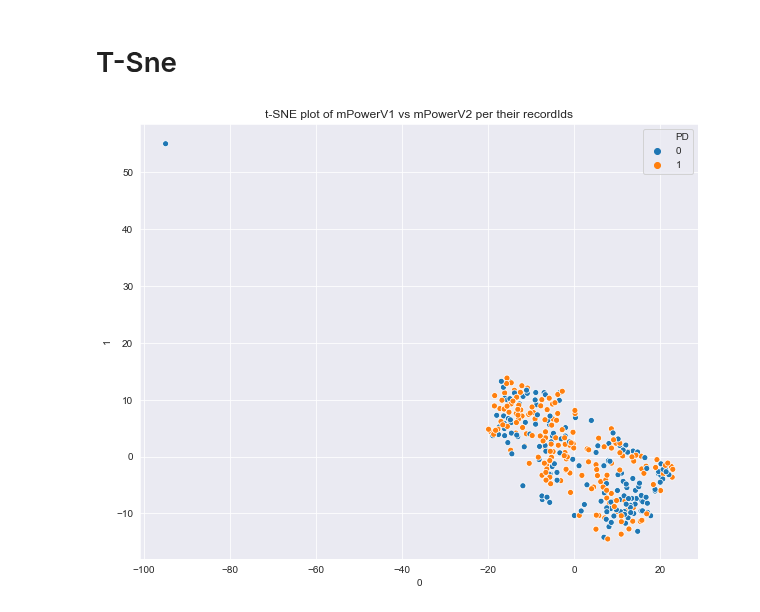
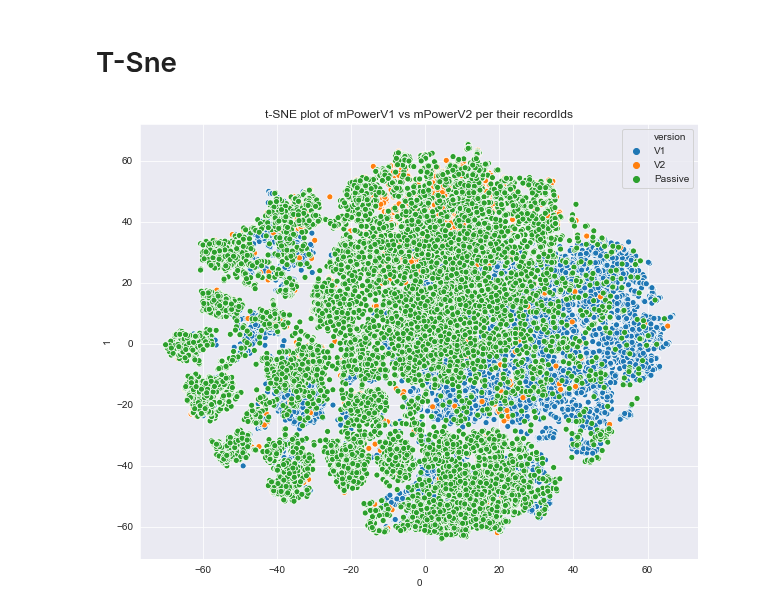
Before and after one commit to arytontediarjo/mPower-Analysis, a Jupyter notebook: Notebooks/CLUSTER_ANALYSIS.ipynb, the cells around one changed output. Drawn from its saved outputs; the diff is of its cells as text; code cells hidden in the pictures.

```diff
--- a/Notebooks/CLUSTER_ANALYSIS.ipynb
+++ b/Notebooks/CLUSTER_ANALYSIS.ipynb
@@ -33,6 +42,6 @@ dataPassive = dataPassive.drop(["recordId", "phoneInfo", "createdOn", "healthCod
 dataPassive = dataPassive.reset_index(drop = True)
 dataPassive["version"] = "Passive"
 # %%
-data = pd.concat([dataV1, dataV2, dataPassive]).reset_index(drop = True)
+data = pd.concat([dataV1, dataV2]).reset_index(drop = True)
 # %% [markdown]
 # PCA
@@ -71,4 +81,8 @@ plt.show()
 # %%
 grouped_df_v1 = pd.read_csv("../Data/MAX_WALKING_TRAINING_DATA.csv").drop(["healthCode"], axis = 1)
 grouped_df_v2 = pd.read_csv("../Data/MAX_WALKING_TRAINING_DATA_V2.csv").drop(["healthCode"], axis = 1)
-# grouped_df_passive = pd.read_csv("../Data/MAX_WALKING_TRAINING_DATA_PASSIVE.csv").drop(["healthCode"], axis = 1)
+grouped_df_passive = pd.read_csv("../Data/MAX_WALKING_TRAINING_DATA_PASSIVE.csv").drop(["healthCode"], axis = 1)
+grouped_df_v1["version"] = "V1"
+grouped_df_v2["version"] = "V2"
+grouped_df_passive["version"] = "Passive"
+grouped_data = pd.concat([grouped_df_v1, grouped_df_v2, grouped_df_passive]).reset_index(drop = True)
@@ -79,5 +89,3 @@ grouped_df_v2["version"] = "V2"
-# %%
-grouped_data = pd.concat([grouped_df_v1, grouped_df_v2]).reset_index(drop = True)
 # %%
 scaler = StandardScaler()
 X = grouped_data.drop(["version", "PD"], axis = 1)
@@ -103,13 +174,13 @@ plt.show()
 # %%
 X_embedded = TSNE(n_components=2).fit_transform(X_scaled)
 # %%
-tSNE_df = pd.DataFrame(data = X_embedded,)
+tSNE_df = pd.DataFrame(data = X_embedded)
 tSNE_df = pd.concat([tSNE_df, data[["version", "PD"]]], axis = 1)
 # %%
 plt.figure(figsize=(10,8))
-sns.scatterplot(tSNE_df[0], tSNE_df[1], hue = tSNE_df["PD"])
+sns.scatterplot(tSNE_df[0], tSNE_df[1], hue = tSNE_df["version"])
 plt.title("t-SNE plot of mPowerV1 vs mPowerV2 per their recordIds")
 plt.grid()
 plt.show()
 # %% [output]
-[figure, old version]
+[figure, new version]
```
Also changed, not shown: parts of 18 cells of this notebook, 17 other files.
